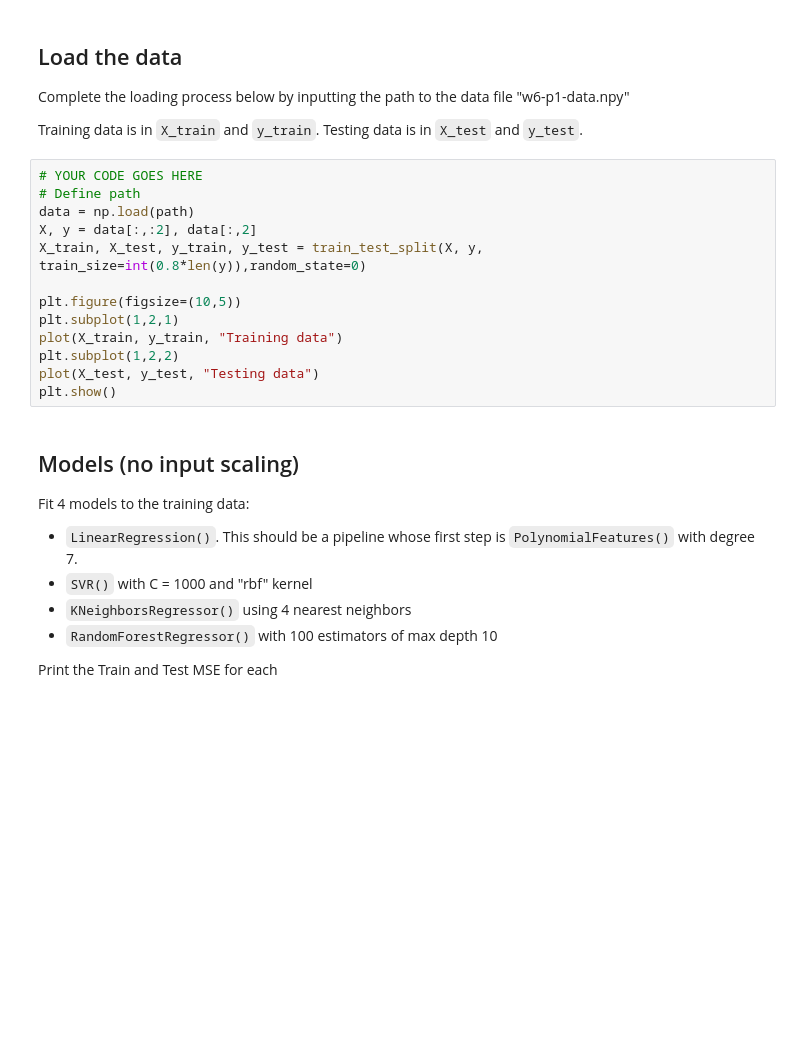
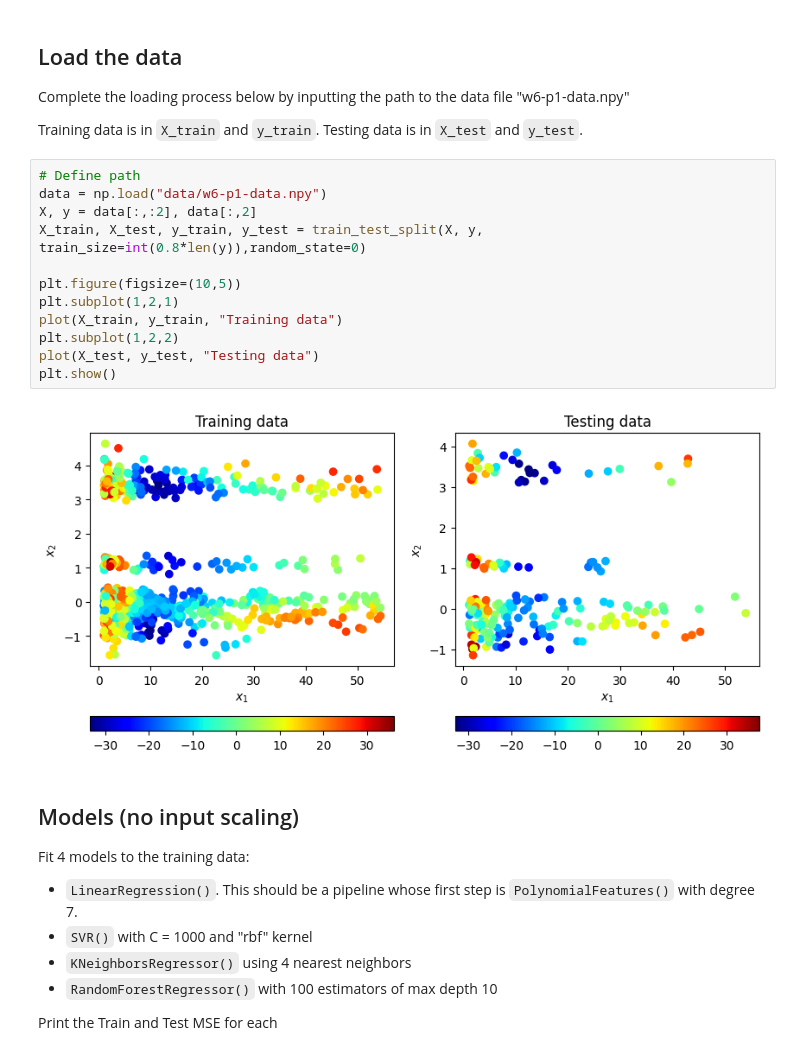
Before and after one commit to judson35/AI-ML, a Jupyter notebook: HW6/M6-HW1.ipynb, the cells around one changed output. Drawn from its saved outputs; the diff is of its cells as text; blank space fills up the shorter version.

```diff
--- a/HW6/M6-HW1.ipynb
+++ b/HW6/M6-HW1.ipynb
@@ -52,18 +52,19 @@ Complete the loading process below by inputting the path to the data file "w6-p1
 Training data is in `X_train` and `y_train`.
 Testing data is in `X_test` and `y_test`.
 # %%
-# YOUR CODE GOES HERE
 # Define path
-data = np.load(path)
+data = np.load("data/w6-p1-data.npy")
 X, y = data[:,:2], data[:,2]
 X_train, X_test, y_train, y_test = train_test_split(X, y, train_size=int(0.8*len(y)),random_state=0)
 
 plt.figure(figsize=(10,5))
 plt.subplot(1,2,1)
 plot(X_train, y_train, "Training data")
 plt.subplot(1,2,2)
 plot(X_test, y_test, "Testing data")
 plt.show()
+# %% [output]
+[figure, added]
 # %% [markdown]
 ## Models (no input scaling)
 Fit 4 models to the training data:
```
Also changed, not shown: parts of 10 cells of this notebook, 8 other files.
